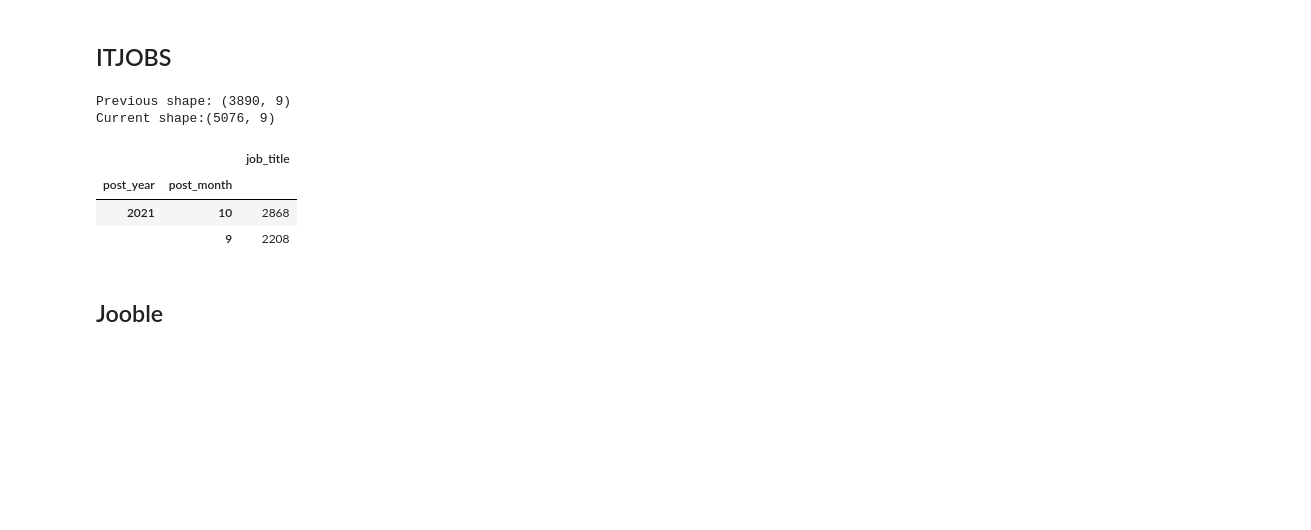
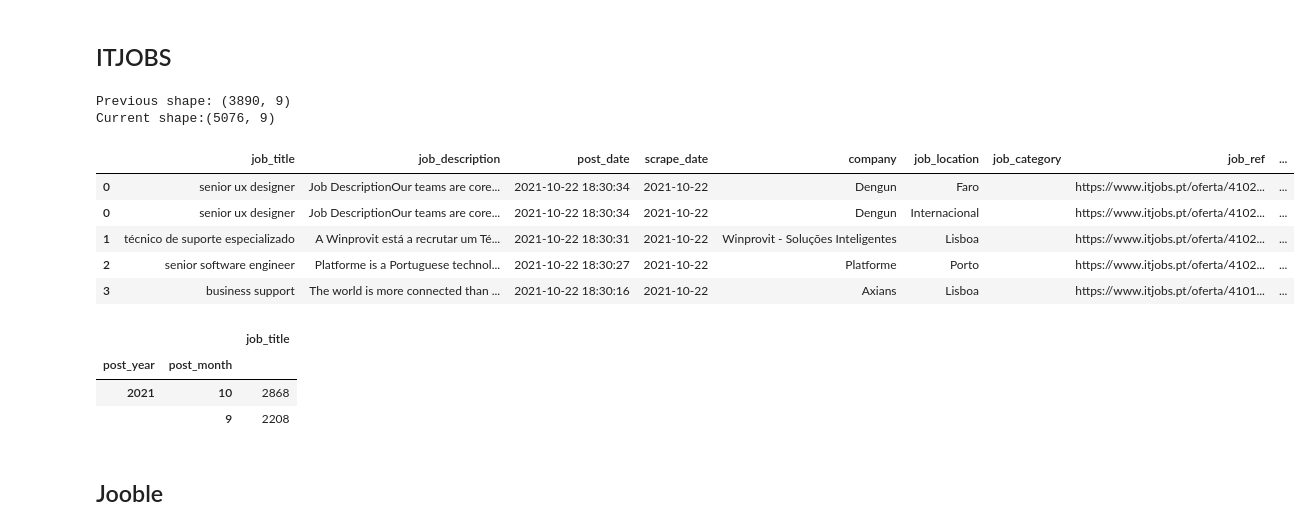
Before and after one commit to gilnribeiro/Work-Project, a Jupyter notebook: Thesis - Code/Data Cleaning/data_cleaning.ipynb, the cells around one changed output. Cells and saved outputs as stored; diff of their text form; code cells hidden in the pictures; blank space fills up the shorter version.

```diff
--- a/Thesis - Code/Data Cleaning/data_cleaning.ipynb
+++ b/Thesis - Code/Data Cleaning/data_cleaning.ipynb
@@ -264,26 +471,33 @@ emprego_org
 # %%
 itjobs_clean = (itjobs.
                     pipe(copy_df).
                     pipe(listToRows, 'job_location').
                     pipe(replacenan).
+                    pipe(postDateFillNa).
                     pipe(dropNullJobs).
+                    pipe(applyFuncToColumn, function=cleanJobTitle, columns_list=['job_title']).
                     pipe(toDatetime, ['scrape_date', 'post_date']).
                     pipe(removeDupes)
 )
 
 print(f'Previous shape: {itjobs.shape}\nCurrent shape:{itjobs_clean.shape}')
+itjobs_clean.head()
 # %% [output]
 Previous shape: (3890, 9)
 Current shape:(5076, 9)
+|  | job_title | job_description | post_date | scrape_date | company | job_location | job_category | job_ref | ... |
+| 0 | senior ux designer | Job DescriptionOur teams are core... | 2021-10-22 18:30:34 | 2021-10-22 | Dengun | Faro |  | https://www.itjobs.pt/oferta/4102... | ... |
+| 0 | senior ux designer | Job DescriptionOur teams are core... | 2021-10-22 18:30:34 | 2021-10-22 | Dengun | Internacional |  | https://www.itjobs.pt/oferta/4102... | ... |
+| 1 | técnico de suporte especializado | A Winprovit está a recrutar um Té... | 2021-10-22 18:30:31 | 2021-10-22 | Winprovit - Soluções Inteligentes | Lisboa |  | https://www.itjobs.pt/oferta/4102... | ... |
+| 2 | senior software engineer | Platforme is a Portuguese technol... | 2021-10-22 18:30:27 | 2021-10-22 | Platforme | Porto |  | https://www.itjobs.pt/oferta/4102... | ... |
+| 3 | business support | The world is more connected than ... | 2021-10-22 18:30:16 | 2021-10-22 | Axians | Lisboa |  | https://www.itjobs.pt/oferta/4101... | ... |
-# %%
-itjobs_clean['post_year'] = itjobs_clean['post_date'].dt.year
-itjobs_clean['post_month'] = itjobs_clean['post_date'].dt.month
-pd.DataFrame(itjobs_clean.groupby(['post_year', 'post_month'])['job_title'].count()).sort_values(by=['post_year', 'post_month'], ascending=False)
-# %% [output]
-|  |  | job_title |
-| post_year | post_month |  |
-| 2021 | 10 | 2868 |
-|  | 9 | 2208 |
+# %%
+totalJobsByYearMonth(itjobs_clean)
+# %% [output]
+|  |  | job_title |
+| post_year | post_month |  |
+| 2021 | 10 | 2868 |
+|  | 9 | 2208 |
 # %% [markdown]
 ## Jooble
 # %%
```
Also changed, not shown: parts of 52 cells of this notebook.
